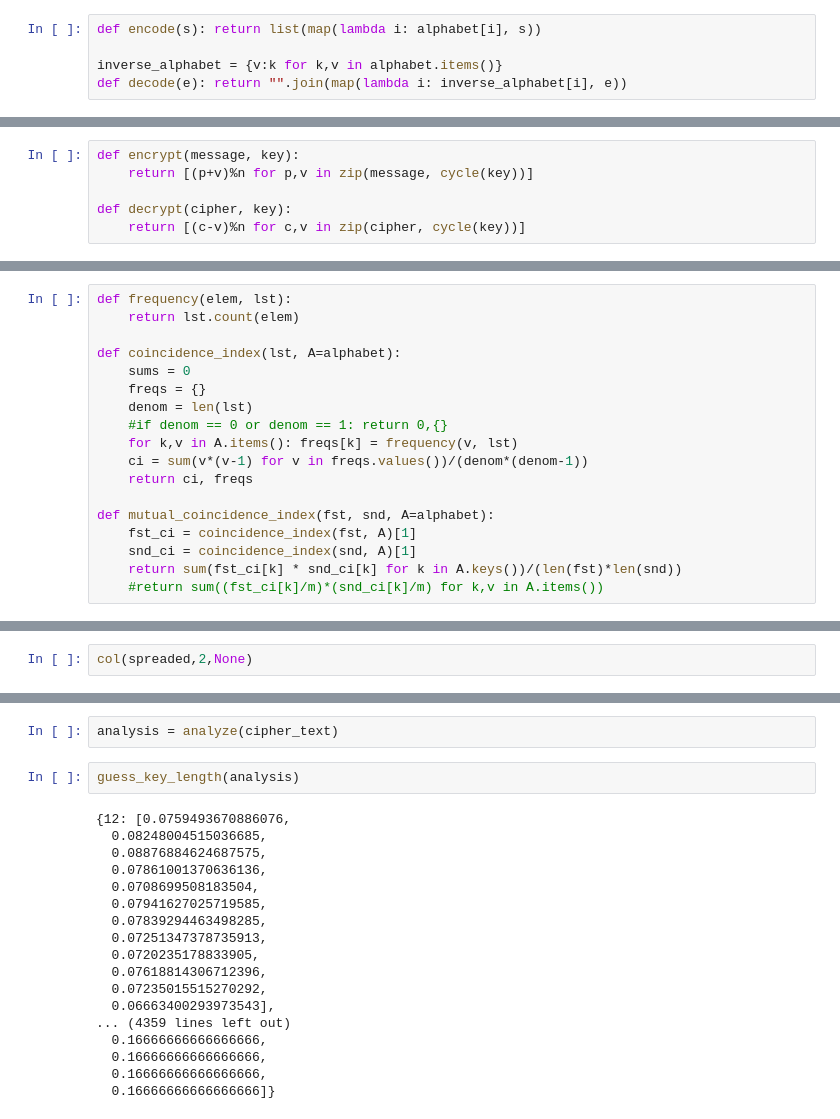
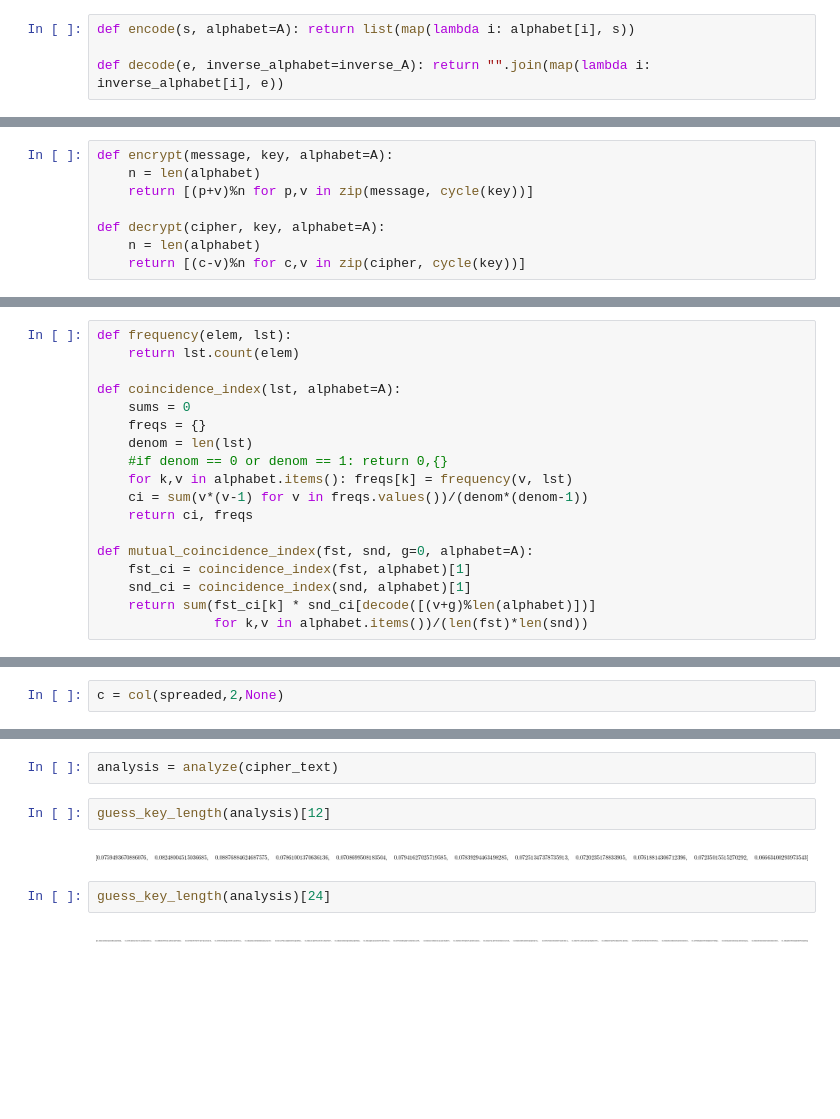
Before and after one commit to massimo-nocentini/scratchpad, a Jupyter notebook: chapters/crypto/vigenere-cryptoanalysis.ipynb, the cells around one changed output, grey strips where cells are left out. Saved outputs shown, nothing was run; the diff lists cells and outputs as text; blank space fills up the shorter version.

```diff
--- a/chapters/crypto/vigenere-cryptoanalysis.ipynb
+++ b/chapters/crypto/vigenere-cryptoanalysis.ipynb
@@ -39,10 +40,9 @@ alphabet, n
 # %% [markdown]
 We define a function `encode` that consumes a string and produces a list of integer in our field:
 # %%
-def encode(s): return list(map(lambda i: alphabet[i], s))
+def encode(s, alphabet=A): return list(map(lambda i: alphabet[i], s))
 
-inverse_alphabet = {v:k for k,v in alphabet.items()}
-def decode(e): return "".join(map(lambda i: inverse_alphabet[i], e))
+def decode(e, inverse_alphabet=inverse_A): return "".join(map(lambda i: inverse_alphabet[i], e))
 # %% [markdown]
 The following plaintext is prose taken from [here]:
 
@@ -95,10 +76,12 @@ k, len(k)
 # %% [markdown]
 Now we are in the position to define the `encrypt` function:
 # %%
-def encrypt(message, key):
+def encrypt(message, key, alphabet=A):
+    n = len(alphabet)
     return [(p+v)%n for p,v in zip(message, cycle(key))]
 
-def decrypt(cipher, key):
+def decrypt(cipher, key, alphabet=A):
+    n = len(alphabet)
     return [(c-v)%n for c,v in zip(cipher, cycle(key))]
 # %%
 cipher_text = encrypt(encoded_plain_text, k)
@@ -111,20 +94,20 @@ assert decode(decrypt(cipher_text, k)) == plain_text
 def frequency(elem, lst):
     return lst.count(elem)
 
-def coincidence_index(lst, A=alphabet):
+def coincidence_index(lst, alphabet=A):
     sums = 0
     freqs = {}
     denom = len(lst)
     #if denom == 0 or denom == 1: return 0,{}
-    for k,v in A.items(): freqs[k] = frequency(v, lst)
+    for k,v in alphabet.items(): freqs[k] = frequency(v, lst)
     ci = sum(v*(v-1) for v in freqs.values())/(denom*(denom-1))
     return ci, freqs
 
-def mutual_coincidence_index(fst, snd, A=alphabet):
-    fst_ci = coincidence_index(fst, A)[1]
-    snd_ci = coincidence_index(snd, A)[1]
-    return sum(fst_ci[k] * snd_ci[k] for k in A.keys())/(len(fst)*len(snd))
-    #return sum((fst_ci[k]/m)*(snd_ci[k]/m) for k,v in A.items())
+def mutual_coincidence_index(fst, snd, g=0, alphabet=A):
+    fst_ci = coincidence_index(fst, alphabet)[1]
+    snd_ci = coincidence_index(snd, alphabet)[1]
+    return sum(fst_ci[k] * snd_ci[decode([(v+g)%len(alphabet)])]
+               for k,v in alphabet.items())/(len(fst)*len(snd))
 # %%
 coincidence_index(encoded_plain_text)
 # %% [output]
@@ -197,2 +161,2 @@ spreaded
 # %%
-col(spreaded,2,None)
+c = col(spreaded,2,None)
@@ -239,25 +185,13 @@ def guess_key_length(analysis):
 # %%
 analysis = analyze(cipher_text)
 # %%
-guess_key_length(analysis)
+guess_key_length(analysis)[12]
 # %% [output]
-{12: [0.0759493670886076,
-  0.08248004515036685,
-  0.08876884624687575,
-  0.07861001370636136,
-  0.0708699508183504,
-  0.07941627025719585,
-  0.07839294463498285,
-  0.07251347378735913,
-  0.0720235178833905,
-  0.07618814306712396,
-  0.07235015515270292,
-  0.06663400293973543],
-... (4359 lines left out)
-  0.16666666666666666,
-  0.16666666666666666,
-  0.16666666666666666,
-  0.16666666666666666]}
+[figure, added]
+# %%
+guess_key_length(analysis)[24]
+# %% [output]
+[figure, added]
 # %%
 def normalize_heap(heap):
 
```
Also changed, not shown: parts of 19 cells of this notebook.
